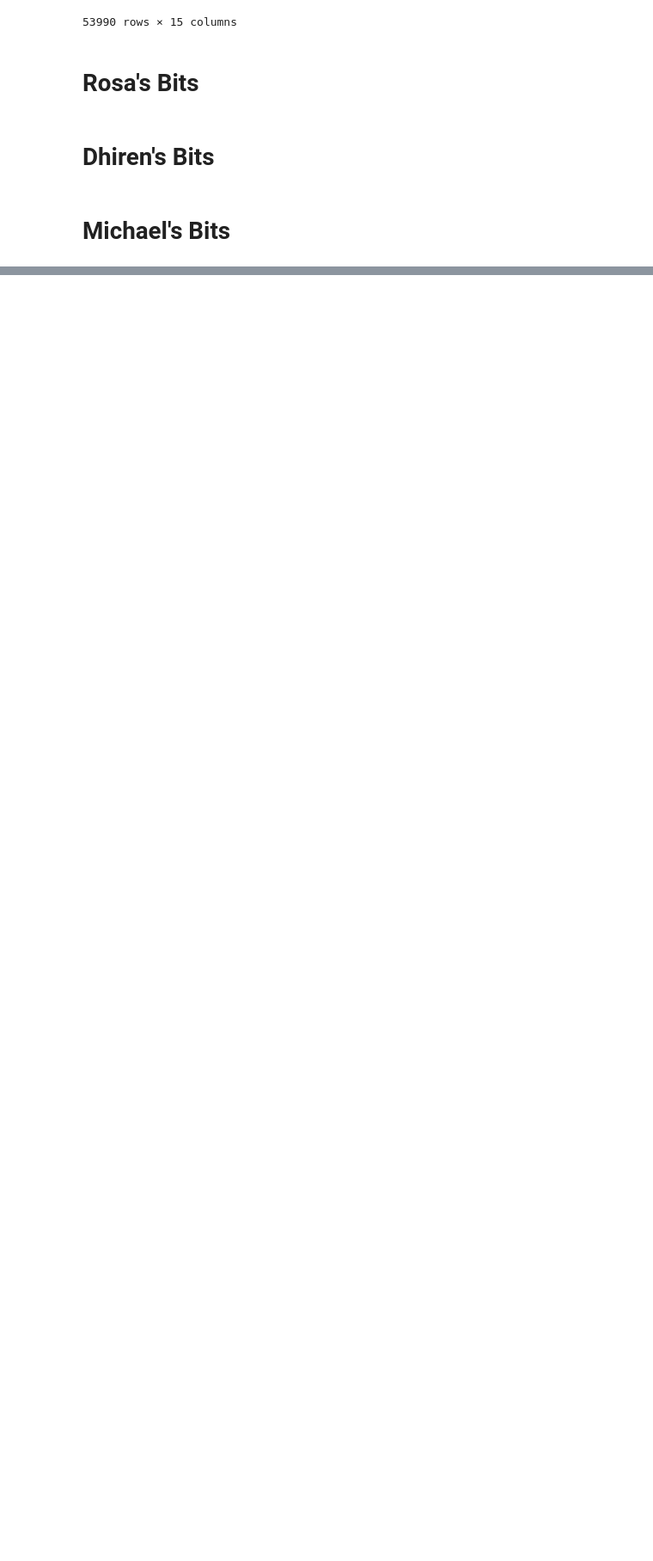
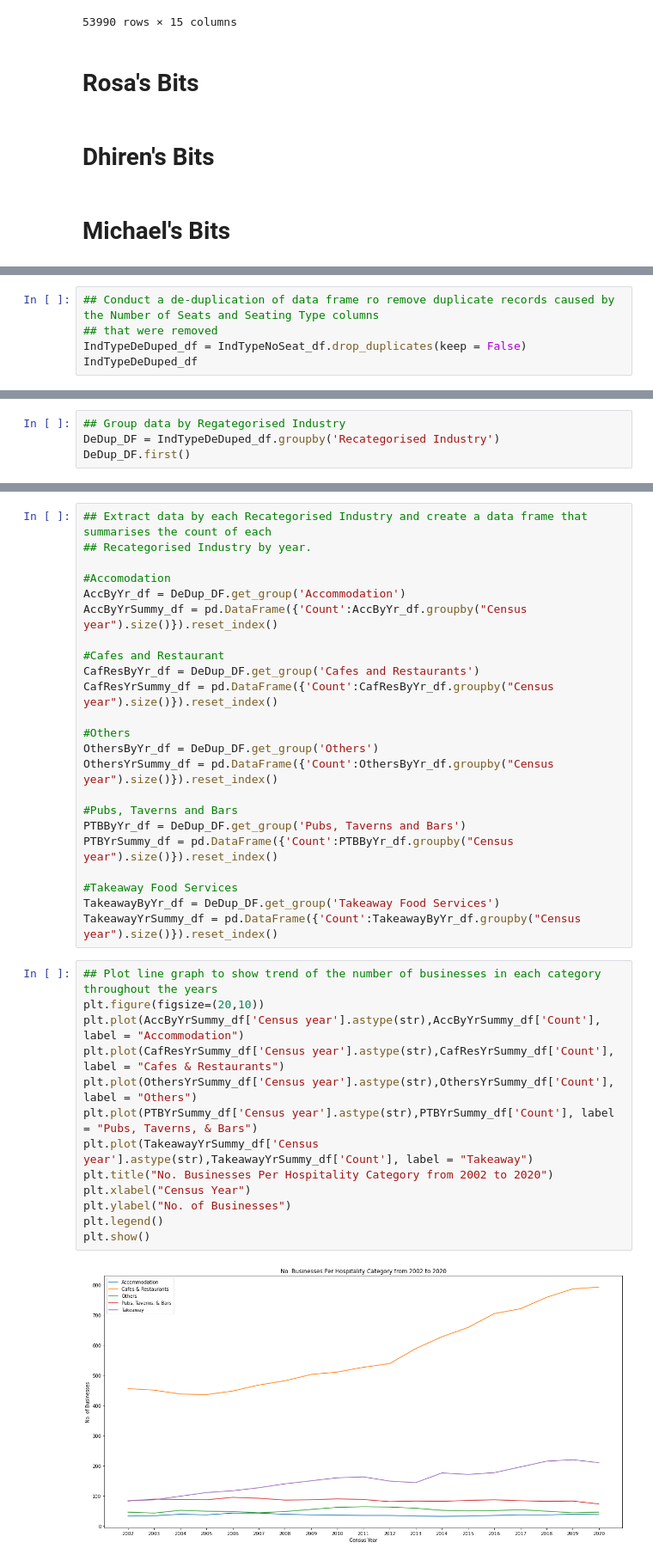
Before and after one commit to JarrodCasey/databootcamp-project1, a Jupyter notebook: MelbourneCafeAnalysis.ipynb, the cells around one changed output, grey strips where cells are left out. Shown at 86% size. Saved outputs shown, nothing was run; the diff lists cells and outputs as text; blank space fills up the shorter version.

```diff
--- a/MelbourneCafeAnalysis.ipynb
+++ b/MelbourneCafeAnalysis.ipynb
@@ -180,0 +230,5 @@ cleanraw_df
+# %%
+## Conduct a de-duplication of data frame ro remove duplicate records caused by the Number of Seats and Seating Type columns
+## that were removed
+IndTypeDeDuped_df = IndTypeNoSeat_df.drop_duplicates(keep = False)
+IndTypeDeDuped_df
@@ -180,0 +249,4 @@ cleanraw_df
+# %%
+## Group data by Regategorised Industry
+DeDup_DF = IndTypeDeDuped_df.groupby('Recategorised Industry')
+DeDup_DF.first()
@@ -180,0 +261,38 @@ cleanraw_df
+# %%
+## Extract data by each Recategorised Industry and create a data frame that summarises the count of each
+## Recategorised Industry by year.
+
+#Accomodation
+AccByYr_df = DeDup_DF.get_group('Accommodation')
+AccByYrSummy_df = pd.DataFrame({'Count':AccByYr_df.groupby("Census year").size()}).reset_index()
+
+#Cafes and Restaurant
+CafResByYr_df = DeDup_DF.get_group('Cafes and Restaurants')
+CafResYrSummy_df = pd.DataFrame({'Count':CafResByYr_df.groupby("Census year").size()}).reset_index()
+
+#Others
+OthersByYr_df = DeDup_DF.get_group('Others')
+OthersYrSummy_df = pd.DataFrame({'Count':OthersByYr_df.groupby("Census year").size()}).reset_index()
+
+#Pubs, Taverns and Bars
+PTBByYr_df = DeDup_DF.get_group('Pubs, Taverns and Bars')
+PTBYrSummy_df = pd.DataFrame({'Count':PTBByYr_df.groupby("Census year").size()}).reset_index()
+
+#Takeaway Food Services
+TakeawayByYr_df = DeDup_DF.get_group('Takeaway Food Services')
+TakeawayYrSummy_df = pd.DataFrame({'Count':TakeawayByYr_df.groupby("Census year").size()}).reset_index()
+# %%
+## Plot line graph to show trend of the number of businesses in each category throughout the years
+plt.figure(figsize=(20,10))
+plt.plot(AccByYrSummy_df['Census year'].astype(str),AccByYrSummy_df['Count'], label = "Accommodation")
+plt.plot(CafResYrSummy_df['Census year'].astype(str),CafResYrSummy_df['Count'], label = "Cafes & Restaurants")
+plt.plot(OthersYrSummy_df['Census year'].astype(str),OthersYrSummy_df['Count'], label = "Others")
+plt.plot(PTBYrSummy_df['Census year'].astype(str),PTBYrSummy_df['Count'], label = "Pubs, Taverns, & Bars")
+plt.plot(TakeawayYrSummy_df['Census year'].astype(str),TakeawayYrSummy_df['Count'], label = "Takeaway")
+plt.title("No. Businesses Per Hospitality Category from 2002 to 2020")
+plt.xlabel("Census Year")
+plt.ylabel("No. of Businesses")
+plt.legend()
+plt.show()
+# %% [output]
+[figure, added]
```
Also changed, not shown: parts of 6 cells of this notebook.
